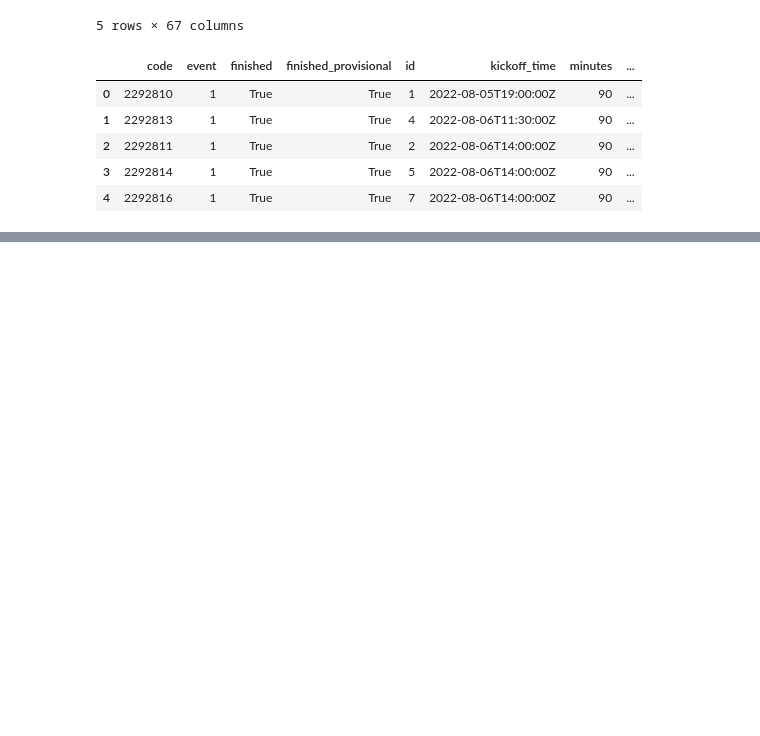
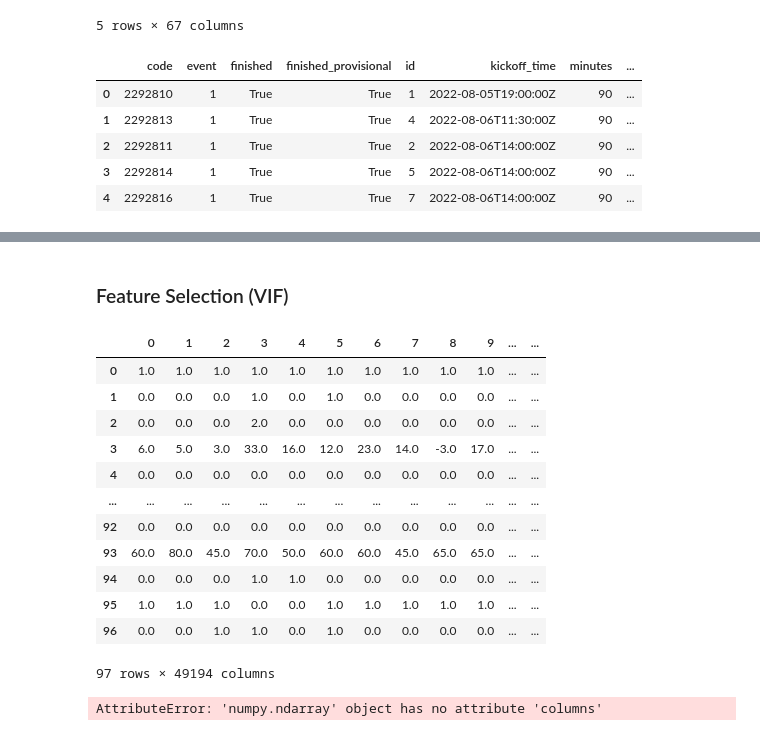
Before and after one commit to laniyadapo/FantasyPremierLeague, a Jupyter notebook: fantasy_test.ipynb, the cells around one changed output, grey strips where cells are left out. Saved outputs shown, nothing was run; the diff lists cells and outputs as text; code cells hidden in the pictures; blank space fills up the shorter version.

```diff
--- a/fantasy_test.ipynb
+++ b/fantasy_test.ipynb
@@ -245,0 +455,17 @@ fixtures_df.head()
+# %%
+# Seperating the features from the target
+features = df_allseasons_clean.drop('total_points', axis=1)
+target = df_allseasons_clean['total_points']
+# %%
+features_dict = features.to_dict(orient='records')
+# %%
+# DictVectorizer
+from sklearn.feature_extraction import DictVectorizer
+
+# instantiate a Dictvectorizer object for X
+
+dv = DictVectorizer(sparse=False)
+
+# sparse = False makes the output is not a sparse matrix
+
+features_encoded = dv.fit_transform(features_dict)
@@ -245,0 +495,2 @@ fixtures_df.head()
+# %% [markdown]
+### Feature Selection (VIF)
@@ -245,0 +548,23 @@ fixtures_df.head()
+# %%
+df = pd.DataFrame(features_encoded, columns = )
+# %%
+df.drop(0, axis = 1, inplace=True)
+df.columns = features_encoded[0]
+# %% [output]
+|  | 0 | 1 | 2 | 3 | 4 | 5 | 6 | 7 | 8 | 9 | ... | ... |
+| 0 | 1.0 | 1.0 | 1.0 | 1.0 | 1.0 | 1.0 | 1.0 | 1.0 | 1.0 | 1.0 | ... | ... |
+| 1 | 0.0 | 0.0 | 0.0 | 1.0 | 0.0 | 1.0 | 0.0 | 0.0 | 0.0 | 0.0 | ... | ... |
+| 2 | 0.0 | 0.0 | 0.0 | 2.0 | 0.0 | 0.0 | 0.0 | 0.0 | 0.0 | 0.0 | ... | ... |
+| 3 | 6.0 | 5.0 | 3.0 | 33.0 | 16.0 | 12.0 | 23.0 | 14.0 | -3.0 | 17.0 | ... | ... |
+| 4 | 0.0 | 0.0 | 0.0 | 0.0 | 0.0 | 0.0 | 0.0 | 0.0 | 0.0 | 0.0 | ... | ... |
+| ... | ... | ... | ... | ... | ... | ... | ... | ... | ... | ... | ... | ... |
+| 92 | 0.0 | 0.0 | 0.0 | 0.0 | 0.0 | 0.0 | 0.0 | 0.0 | 0.0 | 0.0 | ... | ... |
+| 93 | 60.0 | 80.0 | 45.0 | 70.0 | 50.0 | 60.0 | 60.0 | 45.0 | 65.0 | 65.0 | ... | ... |
+| 94 | 0.0 | 0.0 | 0.0 | 1.0 | 1.0 | 0.0 | 0.0 | 0.0 | 0.0 | 0.0 | ... | ... |
+| 95 | 1.0 | 1.0 | 1.0 | 0.0 | 0.0 | 1.0 | 1.0 | 1.0 | 1.0 | 1.0 | ... | ... |
+| 96 | 0.0 | 0.0 | 1.0 | 1.0 | 0.0 | 1.0 | 0.0 | 0.0 | 0.0 | 0.0 | ... | ... |
+97 rows × 49194 columns
+# %%
+vif_df, selected_features = select_features(features_encoded, 100)
+# %% [output]
+AttributeError: 'numpy.ndarray' object has no attribute 'columns'
```
Also changed, not shown: parts of 40 cells of this notebook.
